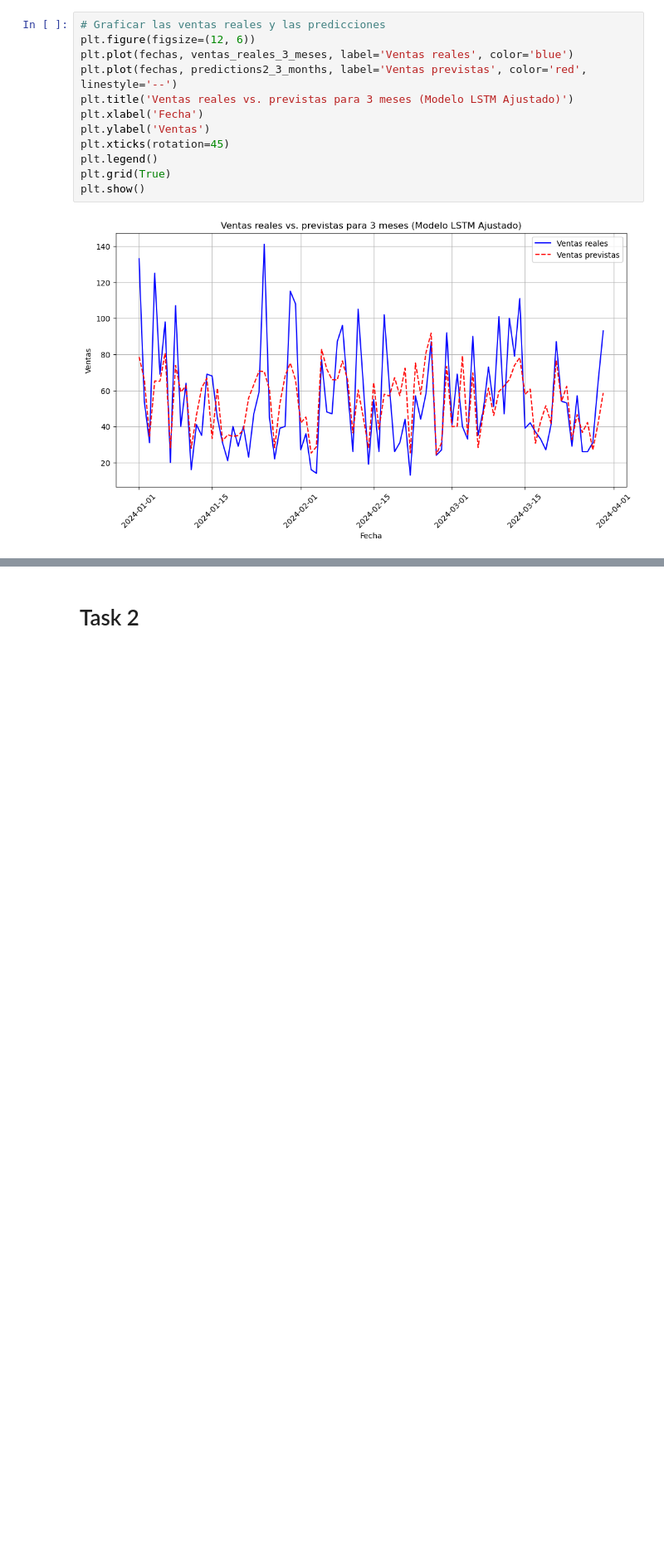
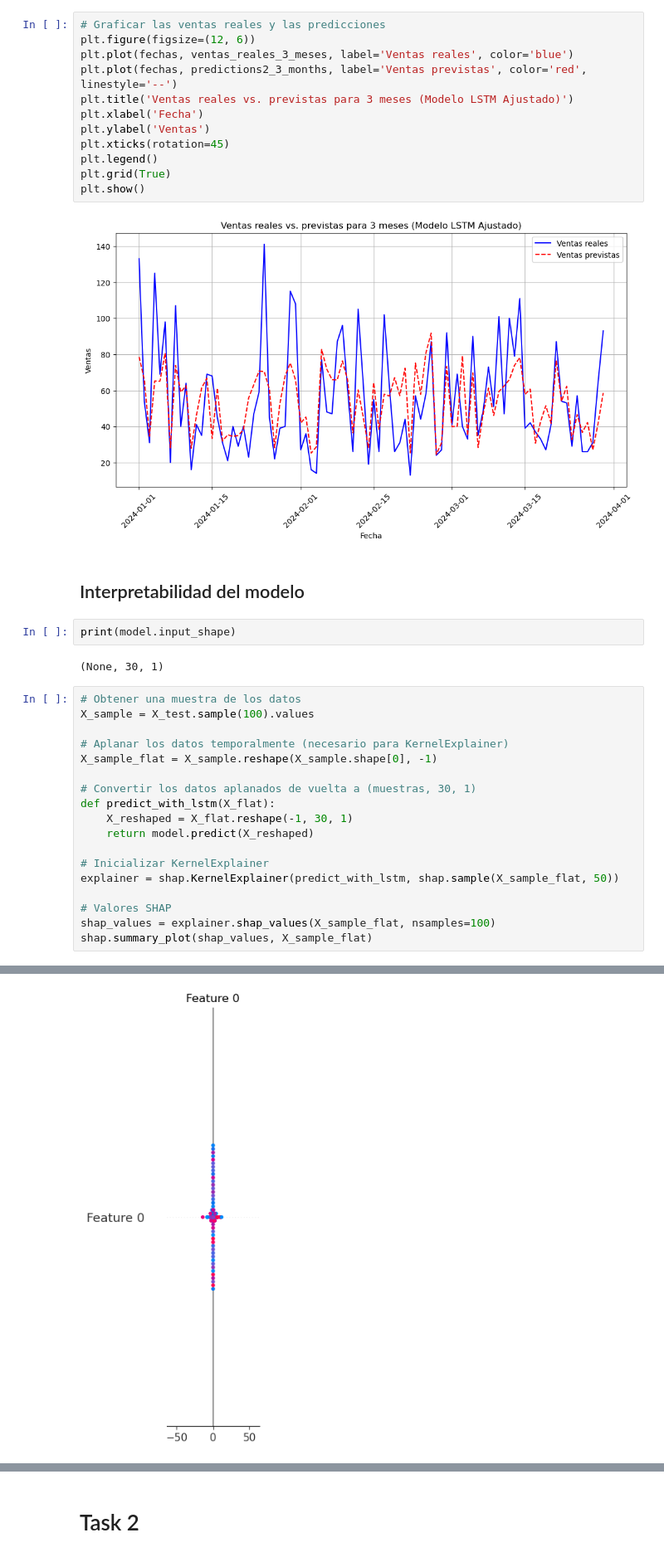
Before and after one commit to FerEsq/DL-TimeSeries-Analysis, a Jupyter notebook: Analysis.ipynb, the cells around one changed output, grey strips where cells are left out. Shown at 83% size. Saved outputs shown, nothing was run; the diff lists cells and outputs as text; blank space fills up the shorter version.

Commit message:
Interpretabilidad del modelo

```diff
--- a/Analysis.ipynb
+++ b/Analysis.ipynb
@@ -548,3 +550,28 @@ plt.grid(True)
 plt.show()
 # %% [output]
 [figure]
+# %% [markdown]
+## Interpretabilidad del modelo
+# %%
+print(model.input_shape)
+# %% [output]
+(None, 30, 1)
+# %%
+# Obtener una muestra de los datos
+X_sample = X_test.sample(100).values
+
+# Aplanar los datos temporalmente (necesario para KernelExplainer)
+X_sample_flat = X_sample.reshape(X_sample.shape[0], -1)
+
+# Convertir los datos aplanados de vuelta a (muestras, 30, 1)
+def predict_with_lstm(X_flat):
+    X_reshaped = X_flat.reshape(-1, 30, 1)
+    return model.predict(X_reshaped)
+
+# Inicializar KernelExplainer
+explainer = shap.KernelExplainer(predict_with_lstm, shap.sample(X_sample_flat, 50))
+
+# Valores SHAP
+shap_values = explainer.shap_values(X_sample_flat, nsamples=100)
+shap.summary_plot(shap_values, X_sample_flat)
+# %% [output]
@@ -550,0 +596 @@ plt.show()
+[figure, added]
```
Also changed, not shown: parts of 3 cells of this notebook.
